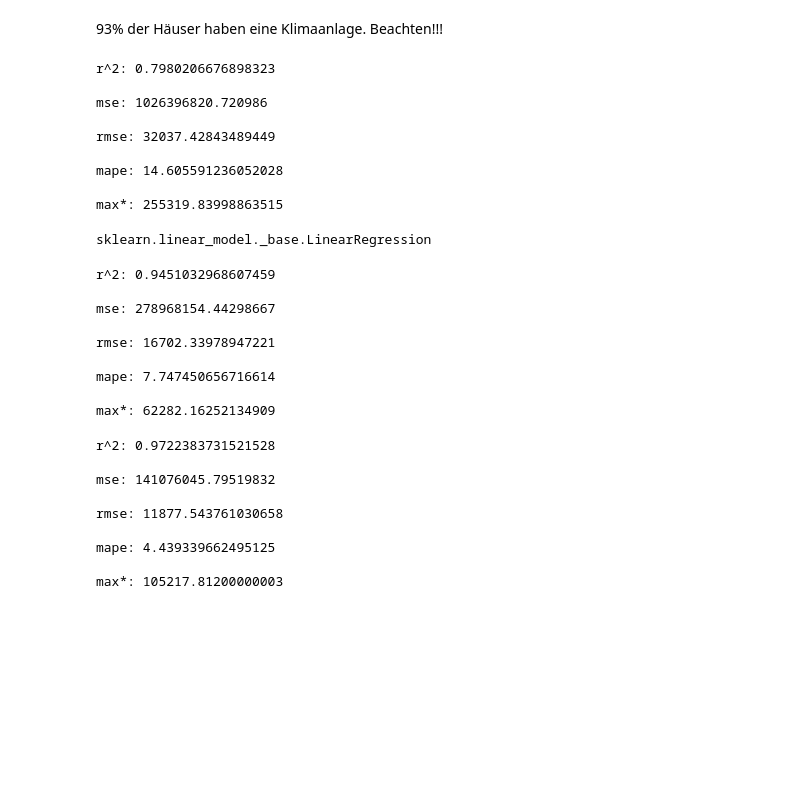
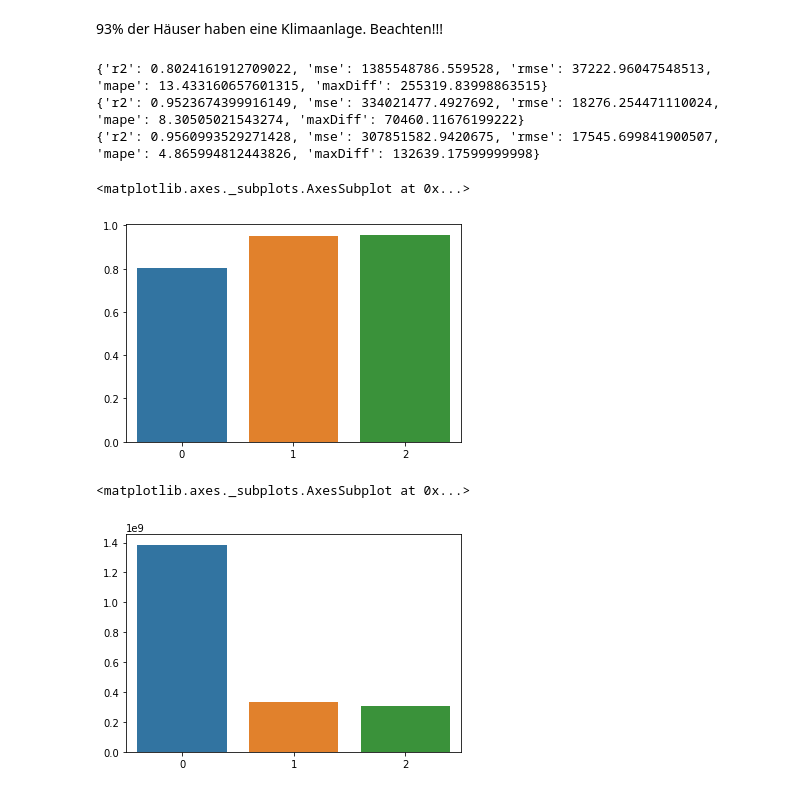
Before and after one commit to Tachmeton/Data-Science---Hausanalyse, a Jupyter notebook: Codebase.ipynb, the cells around one changed output. Drawn from its saved outputs; the diff is of its cells as text; code cells hidden in the pictures; blank space fills up the shorter version.

```diff
--- a/Codebase.ipynb
+++ b/Codebase.ipynb
@@ -738,44 +749,41 @@ def exportModel(filename):
 
 def importModel(filename):
     return load(filename)
+# %%
+rg = []
+testdata = data[math.ceil(lenDataSet*0.8):]
 # %%
 #Linear Regression
-applyRegressor(clf,data)
-type(clf)
+rg.append(applyRegressor(clf,testdata))
-# %% [output]
-r^2: 0.7980206676898323
-
-mse: 1026396820.720986
-
-rmse: 32037.42843489449
-
-mape: 14.605591236052028
-
-max*: 255319.83998863515
-sklearn.linear_model._base.LinearRegression
 # %%
 #Gradient Boosting Tree Regression
-applyRegressor(gbR,data)
+rg.append(applyRegressor(gbR,testdata))
-# %% [output]
-r^2: 0.9451032968607459
-
-mse: 278968154.44298667
-
-rmse: 16702.33978947221
-
-mape: 7.747450656716614
-
-max*: 62282.16252134909
 # %%
 #Random Forest Regression
-applyRegressor(rfR,data)
+rg.append(applyRegressor(rfR,testdata))
-# %% [output]
-r^2: 0.9722383731521528
-
-mse: 141076045.79519832
-
-rmse: 11877.543761030658
-
-mape: 4.439339662495125
-
-max*: 105217.81200000003
+# %%
+r2= []
+mse=[]
+rmse = []
+mape=[]
+maxD=[]
+for i in rg:
+    print(i)
+    r2.append(i["r2"])
+    mse.append(i["mse"])
+    rmse.append(i["rmse"])
+    mape.append(i["mape"])
+    maxD.append(i["maxDiff"])
+#r2
+sb.barplot([0,1,2],r2)
+# %% [output]
+{'r2': 0.8024161912709022, 'mse': 1385548786.559528, 'rmse': 37222.96047548513, 'mape': 13.433160657601315, 'maxDiff': 255319.83998863515}
+{'r2': 0.9523674399916149, 'mse': 334021477.4927692, 'rmse': 18276.254471110024, 'mape': 8.30505021543274, 'maxDiff': 70460.11676199222}
+{'r2': 0.9560993529271428, 'mse': 307851582.9420675, 'rmse': 17545.699841900507, 'mape': 4.865994812443826, 'maxDiff': 132639.17599999998}
+<matplotlib.axes._subplots.AxesSubplot at 0x...>
+[figure, added]
+# %%
+sb.barplot([0,1,2],mse)
+# %% [output]
+<matplotlib.axes._subplots.AxesSubplot at 0x...>
+[figure, added]
```
Also changed, not shown: parts of 14 cells of this notebook.
